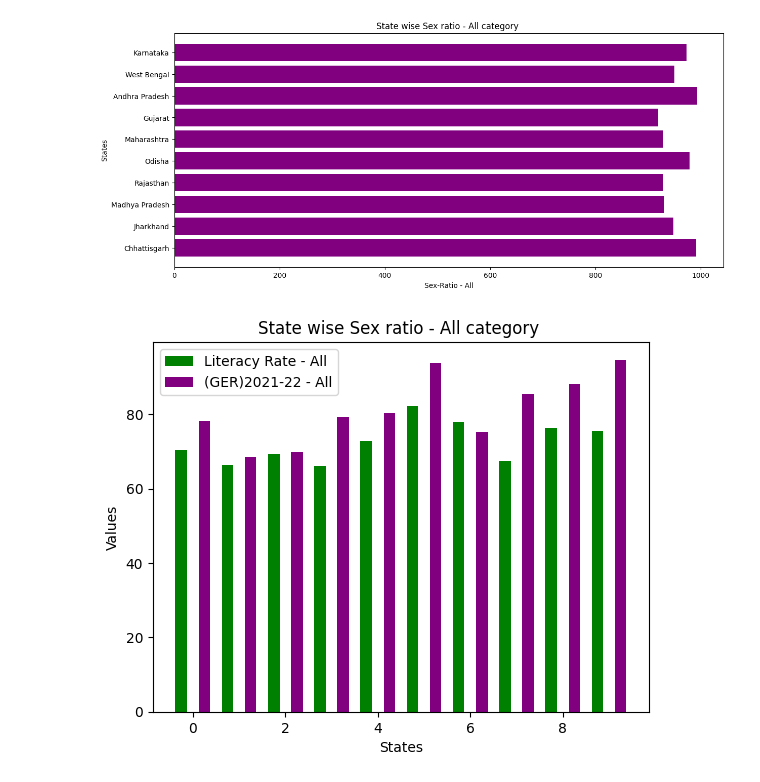
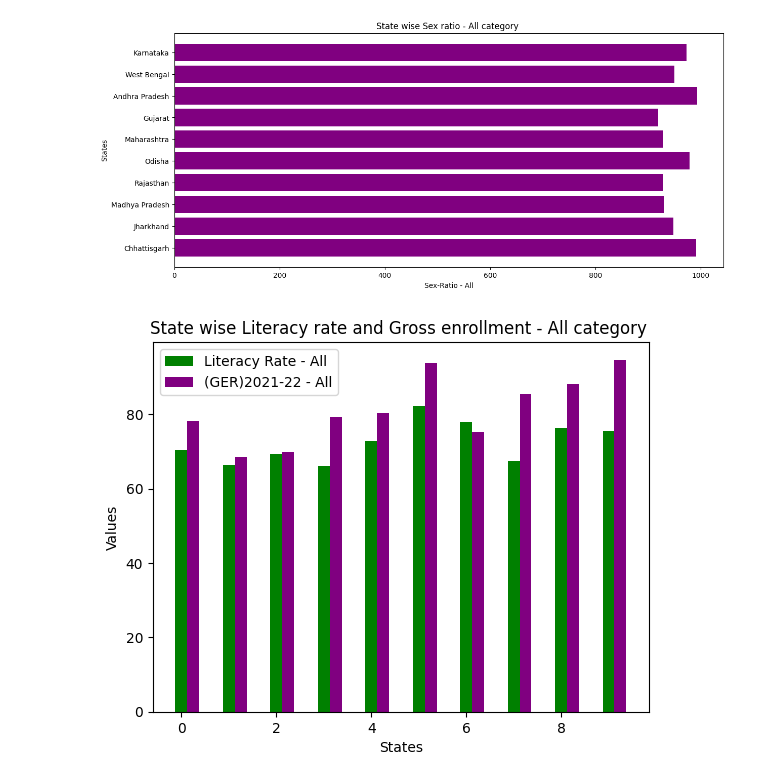
Before and after one commit to Mani007/dunuIPproject, a Jupyter notebook: project.ipynb, the cells around one changed output. Drawn from its saved outputs; the diff is of its cells as text; code cells hidden in the pictures.

```diff
--- a/project.ipynb
+++ b/project.ipynb
@@ -49,16 +49,17 @@ fig.show()
 [figure]
 # %%
 x_ticks = np.arange(len(mydf['Literacy Rate - All']))
+#x_ticks = mydf['States/ Indicators']
 mywidth=0.25
 #plt.xticks(x_ticks+10/2,mydf['States/ Indicators'])
 
-plt.bar(x_ticks-mywidth,mydf['Literacy Rate - All'],width=mywidth,label='Literacy Rate - All',color='green')
+plt.bar(x_ticks,mydf['Literacy Rate - All'],width=mywidth,label='Literacy Rate - All',color='green')
 #plt.bar(x_ticks,mydf['Sex-Ratio - All'],width=mywidth,label='Sex-Ratio - All',color='green')
 plt.bar(x_ticks+mywidth,mydf['Gross Enrollment Ratio (GER) at Secondary Level 2021-22 - All'],width=mywidth,label='(GER)2021-22 - All',color='purple')
-plt.title('State wise Sex ratio - All category ')
+plt.title('State wise Literacy rate and Gross enrollment - All category ')
 plt.xlabel('States')
 plt.ylabel('Values')
 plt.legend()
 plt.show()
 # %% [output]
-[figure, old version]
+[figure, new version]
```
Also changed, not shown: 3 other files.
